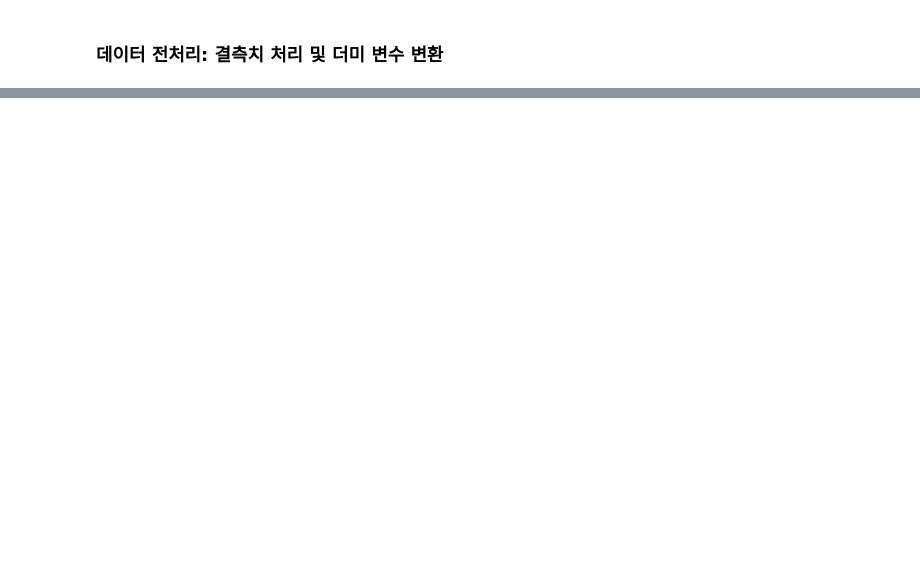
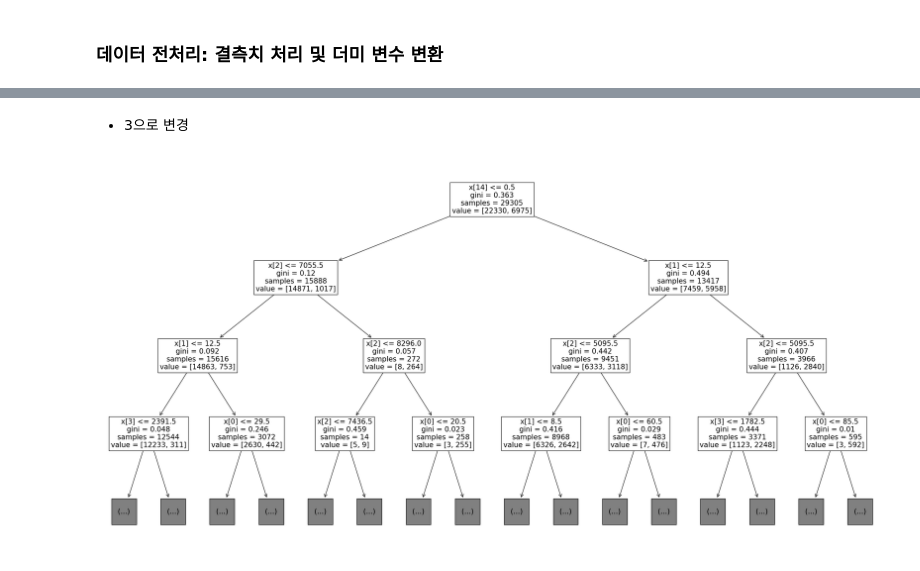
Before and after one commit to HSYhrae/TIL, a Jupyter notebook: Decision_Tree(salary).ipynb, the cells around one changed output, grey strips where cells are left out. Saved outputs shown, nothing was run; the diff lists cells and outputs as text; code cells hidden in the pictures; blank space fills up the shorter version.

Commit message:
Feat: learn about decision tree with salary data - finish

```diff
--- a/Decision_Tree(salary).ipynb
+++ b/Decision_Tree(salary).ipynb
@@ -108,0 +558,5 @@ data.describe(include = 'all')
+# %%
+from sklearn.tree import DecisionTreeClassifier
+model = DecisionTreeClassifier()
+model.fit(X_train, y_train)
+pred = model.predict(X_test)
@@ -108,0 +589,8 @@ data.describe(include = 'all')
+# %%
+from sklearn.tree import DecisionTreeClassifier
+model = DecisionTreeClassifier()
+model.fit(X_train, y_train)
+train_pred = model.predict(X_train)
+test_pred = model.predict(X_test)
+from sklearn.metrics import accuracy_score
+print('Train score:', accuracy_score(y_train, train_pred), 'Teat score:', accuracy_score(y_test, test_pred))
@@ -108,0 +601,8 @@ data.describe(include = 'all')
+# %%
+from sklearn.tree import DecisionTreeClassifier
+model = DecisionTreeClassifier(max_depth = 5)
+model.fit(X_train, y_train)
+train_pred = model.predict(X_train)
+test_pred = model.predict(X_test)
+from sklearn.metrics import accuracy_score
+print('Train score:', accuracy_score(y_train, train_pred), 'Teat score:', accuracy_score(y_test, test_pred))
@@ -108,0 +615,8 @@ data.describe(include = 'all')
+# %%
+from sklearn.tree import DecisionTreeClassifier
+model = DecisionTreeClassifier(max_depth = 7)
+model.fit(X_train, y_train)
+train_pred = model.predict(X_train)
+test_pred = model.predict(X_test)
+from sklearn.metrics import accuracy_score
+print('Train score:', accuracy_score(y_train, train_pred), 'Teat score:', accuracy_score(y_test, test_pred))
@@ -108,0 +637,9 @@ data.describe(include = 'all')
+# %% [markdown]
+- 3으로 변경
+# %%
+from sklearn.tree import plot_tree
+plt.figure(figsize = (30, 15))
+plot_tree(model, max_depth = 3, fontsize = 15)
+plt.show()
+# %% [output]
+[figure, added]
```
Also changed, not shown: parts of 78 cells of this notebook.
